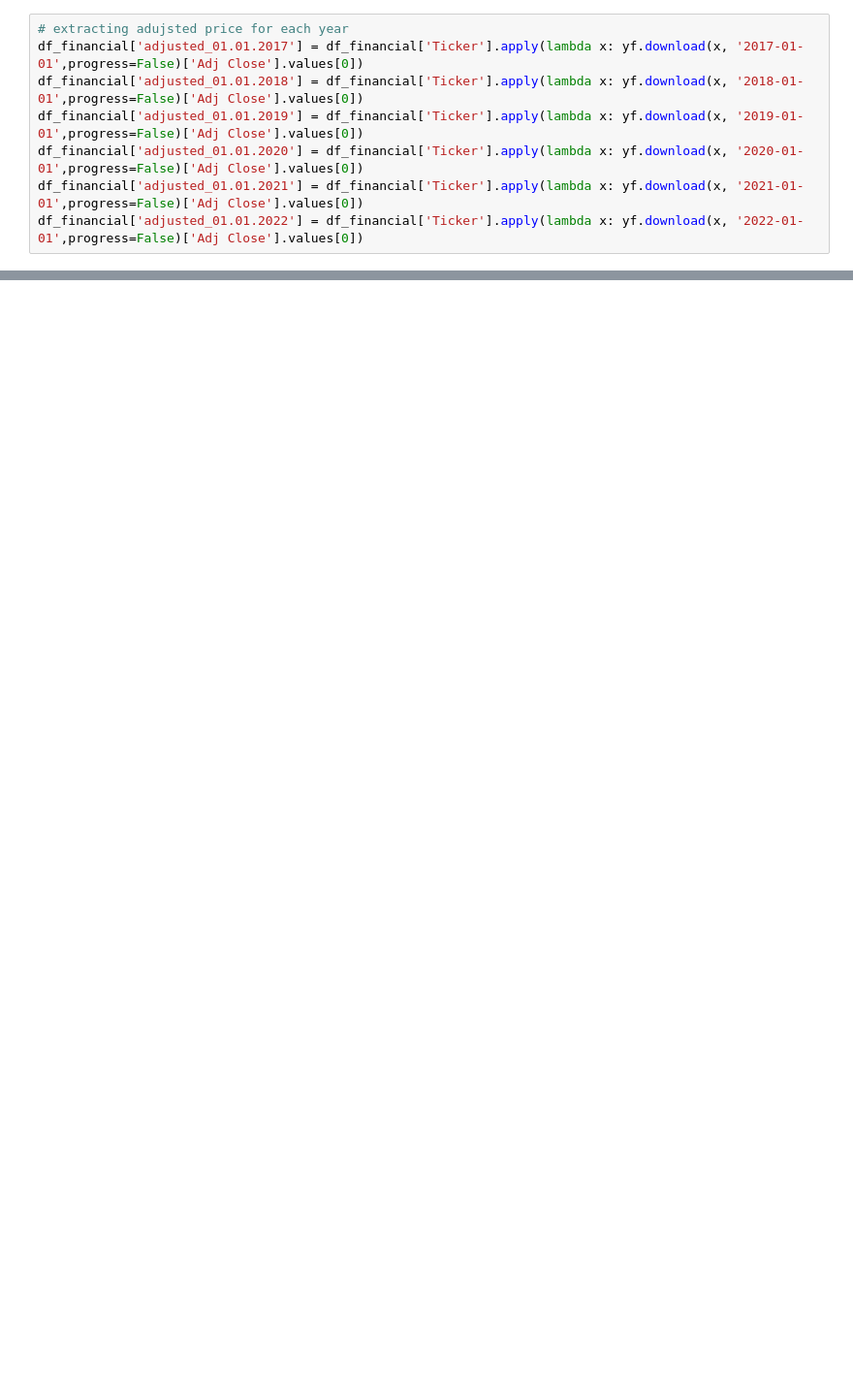
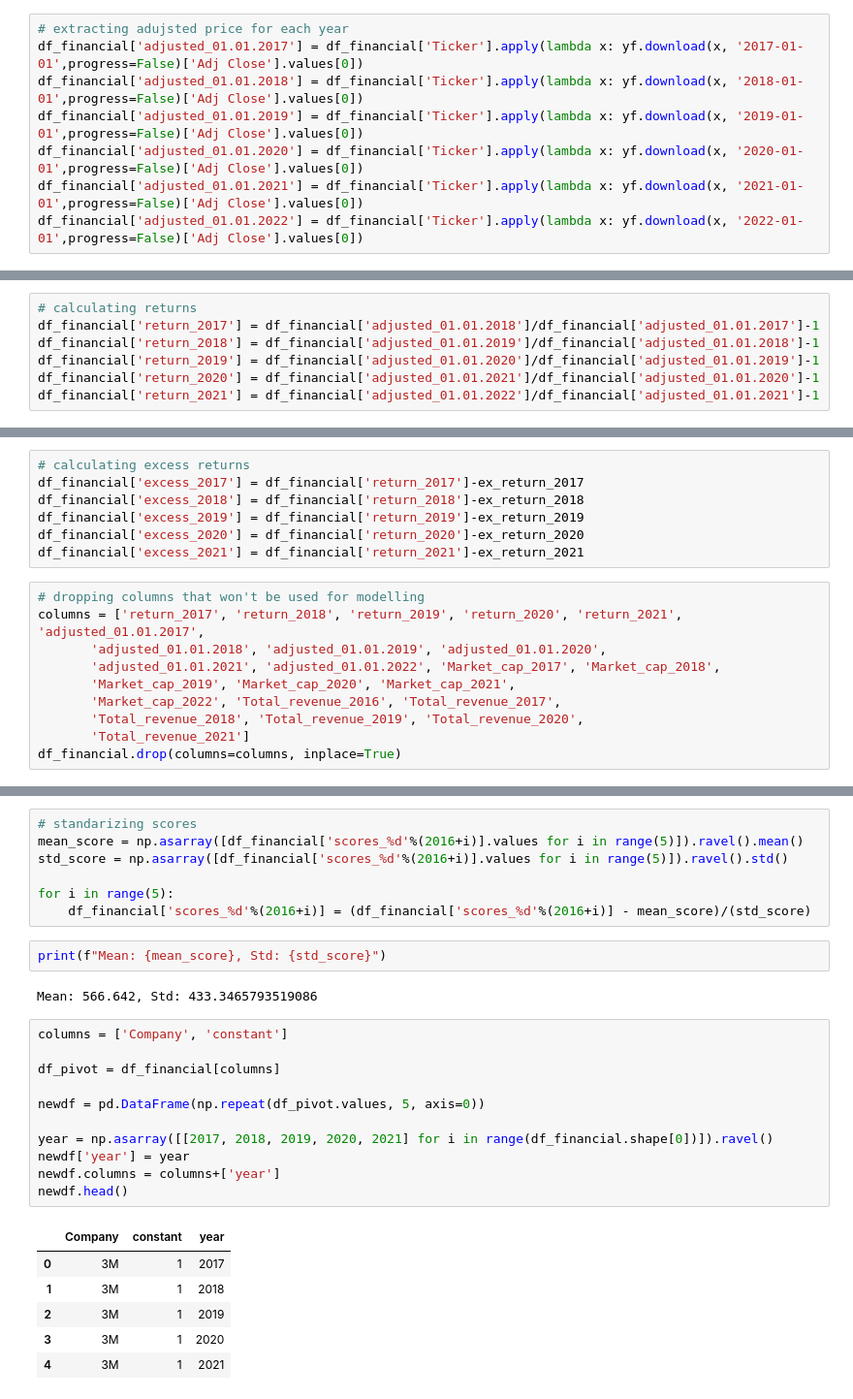
Before and after one commit to benjaminrike1/social_score, a Jupyter notebook: preprocessing_financial.ipynb, the cells around one changed output, grey strips where cells are left out. Shown at 97% size. Saved outputs shown, nothing was run; the diff lists cells and outputs as text; blank space fills up the shorter version.

Commit message:
some econometric modelling

```diff
--- a/financial_model.ipynb
+++ b/preprocessing_financial.ipynb
@@ -124 +91,8 @@ df_financial.head()
+# %%
+# calculating returns
+df_financial['return_2017'] = df_financial['adjusted_01.01.2018']/df_financial['adjusted_01.01.2017']-1
+df_financial['return_2018'] = df_financial['adjusted_01.01.2019']/df_financial['adjusted_01.01.2018']-1
+df_financial['return_2019'] = df_financial['adjusted_01.01.2020']/df_financial['adjusted_01.01.2019']-1
+df_financial['return_2020'] = df_financial['adjusted_01.01.2021']/df_financial['adjusted_01.01.2020']-1
+df_financial['return_2021'] = df_financial['adjusted_01.01.2022']/df_financial['adjusted_01.01.2021']-1
 # %%
@@ -136,0 +113,17 @@ df_financial['Exchangereturn_2021'] = df_financial['Exchange_01.01.2022']/df_fin
+# %%
+# calculating excess returns
+df_financial['excess_2017'] = df_financial['return_2017']-ex_return_2017
+df_financial['excess_2018'] = df_financial['return_2018']-ex_return_2018
+df_financial['excess_2019'] = df_financial['return_2019']-ex_return_2019
+df_financial['excess_2020'] = df_financial['return_2020']-ex_return_2020
+df_financial['excess_2021'] = df_financial['return_2021']-ex_return_2021
+# %%
+# dropping columns that won't be used for modelling
+columns = ['return_2017', 'return_2018', 'return_2019', 'return_2020', 'return_2021', 'adjusted_01.01.2017',
+       'adjusted_01.01.2018', 'adjusted_01.01.2019', 'adjusted_01.01.2020',
+       'adjusted_01.01.2021', 'adjusted_01.01.2022', 'Market_cap_2017', 'Market_cap_2018',
+       'Market_cap_2019', 'Market_cap_2020', 'Market_cap_2021',
+       'Market_cap_2022', 'Total_revenue_2016', 'Total_revenue_2017',
+       'Total_revenue_2018', 'Total_revenue_2019', 'Total_revenue_2020',
+       'Total_revenue_2021']
+df_financial.drop(columns=columns, inplace=True)
@@ -137 +142,30 @@ df_financial['Exchangereturn_2021'] = df_financial['Exchange_01.01.2022']/df_fin
+# %%
+# standarizing scores
+mean_score = np.asarray([df_financial['scores_%d'%(2016+i)].values for i in range(5)]).ravel().mean()
+std_score = np.asarray([df_financial['scores_%d'%(2016+i)].values for i in range(5)]).ravel().std()
+
+for i in range(5):
+    df_financial['scores_%d'%(2016+i)] = (df_financial['scores_%d'%(2016+i)] - mean_score)/(std_score)
+# %%
+print(f"Mean: {mean_score}, Std: {std_score}")
+# %% [output]
+Mean: 566.642, Std: 433.3465793519086
+# %%
+columns = ['Company', 'constant']
+
+df_pivot = df_financial[columns]
+
+newdf = pd.DataFrame(np.repeat(df_pivot.values, 5, axis=0))
+
+year = np.asarray([[2017, 2018, 2019, 2020, 2021] for i in range(df_financial.shape[0])]).ravel()
+newdf['year'] = year
+newdf.columns = columns+['year']
+newdf.head()
+# %% [output]
+|  | Company | constant | year |
+| 0 | 3M | 1 | 2017 |
+| 1 | 3M | 1 | 2018 |
+| 2 | 3M | 1 | 2019 |
+| 3 | 3M | 1 | 2020 |
+| 4 | 3M | 1 | 2021 |
 # %%
```
Also changed, not shown: parts of 15 cells of this notebook, 2 other files.
